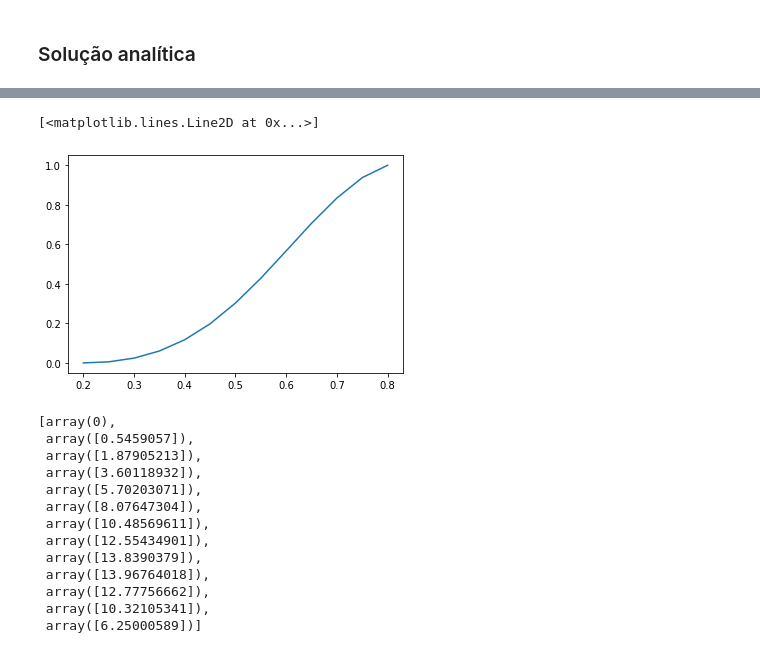
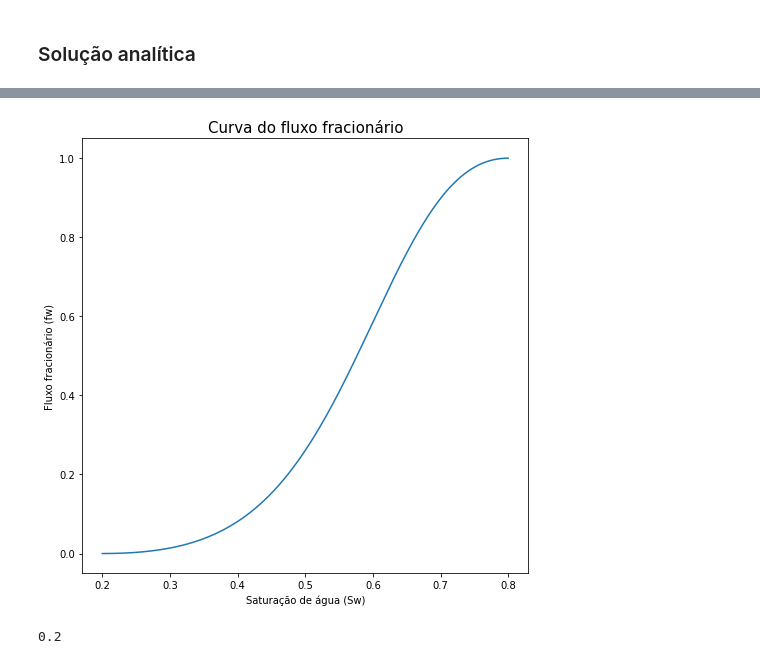
Before and after one commit to igcampos/Mestrado, a Jupyter notebook: saturacao_explicit.ipynb, the cells around one changed output, grey strips where cells are left out. Saved outputs shown, nothing was run; the diff lists cells and outputs as text; code cells hidden in the pictures.

```diff
--- a/saturacao_explicit.ipynb
+++ b/saturacao_explicit.ipynb
@@ -1512,0 +1541,5 @@ array([0.2 , 0.25, 0.3 , 0.35, 0.4 , 0.45, 0.5 , 0.55, 0.6 , 0.65, 0.7 ,
+# %%
+#Definição do vetor de saturação
+dx_pontos_saturacao = 0.0001
+vetor_saturacao = np.arange(swi,1-sor,dx_pontos_saturacao)
+vetor_saturacao.shape
@@ -1527,5 +1551,6 @@ array([0.        , 0.00208333, 0.00833333, 0.01875   , 0.03333333,
 # %%
+#Cálculo dos fluxos fracionários
 fw = []
-vetor = np.arange(13)
+vetor = np.arange(vetor_saturacao.shape[0])
 for i in vetor:
   fw.append(mobilidade(vetor_saturacao[i],visc_agua, visc_oleo))
@@ -1549,5 +1556,0 @@ fw
-# %%
-plt.plot(vetor_saturacao, fw)
-# %% [output]
-[<matplotlib.lines.Line2D at 0x...>]
-[figure, removed]
@@ -1558,16 +1557,12 @@ for i in range(len(fw)-1):
-# %%
-dfw
-# %% [output]
-[array(0),
- array([0.5459057]),
- array([1.87905213]),
- array([3.60118932]),
- array([5.70203071]),
- array([8.07647304]),
- array([10.48569611]),
- array([12.55434901]),
- array([13.8390379]),
- array([13.96764018]),
- array([12.77756662]),
- array([10.32105341]),
- array([6.25000589])]
+# %%
+#Plotando a curva do fluxo fracionário
+fig = plt.figure(figsize=(8,8))
+plt.plot(vetor_saturacao, fw)
+
+plt.title('Curva do fluxo fracionário', fontsize=15)
+plt.xlabel('Saturação de água (Sw)', fontsize=10)
+plt.ylabel('Fluxo fracionário (fw)', fontsize=10)
+
+plt.show()
+# %% [output]
+[figure, added]
@@ -1574,5 +1583,10 @@ dfw
 # %%
-td = ut*3000/(porosidade_meio*tam_meio_poroso)
+#Cálculo de x adimensional
+td = ut*2000/(porosidade_meio*tam_meio_poroso)
 xd = []
 for i in range(len(dfw)):
   xd.append(td*dfw[i])
+
+print(td)
+# %% [output]
+0.2
```
Also changed, not shown: parts of 49 cells of this notebook.
